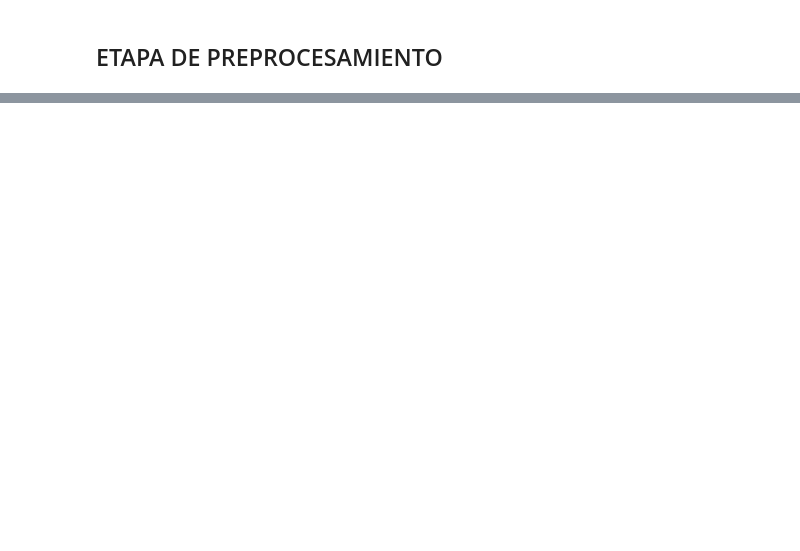
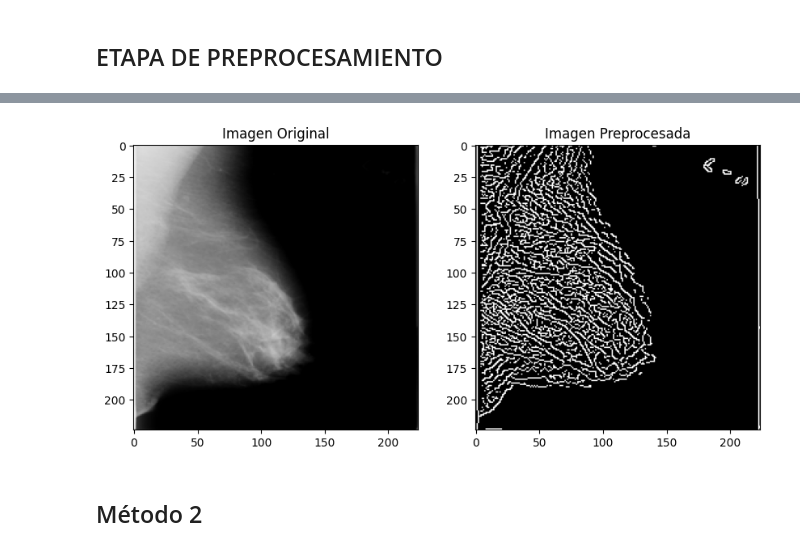
Before and after one commit to ChiaraVL/ProcesamientoImagenes, a Jupyter notebook: clasificacionCNN_Dataset.ipynb, the cells around one changed output, grey strips where cells are left out. Cells and saved outputs as stored; diff of their text form; code cells hidden in the pictures; blank space fills up the shorter version.

```diff
--- a/clasificacionCNN_Dataset.ipynb
+++ b/clasificacionCNN_Dataset.ipynb
@@ -591,13 +234,0 @@ img_compar(img,sobel_img)
-# %%
-def filter_canny(img):
-    t_lower = 100  # Lower Threshold
-    t_upper = 250  # Upper threshold
-    aperture_size = 7  # Aperture size
-
-    # Applying the Canny Edge filter
-    # with Custom Aperture Size
-    edge = cv2.Canny(img, t_lower, t_upper,
-                    apertureSize=aperture_size)
-    return edge
-canny_img = filter_canny(img)
-img_compar(img,canny_img)
@@ -1258,0 +279,17 @@ Matriz de Confusión:
+# %%
+def filter_canny(img):
+    t_lower = 50  # Lower Threshold
+    t_upper = 150  # Upper threshold
+    aperture_size = 5  # Aperture size
+
+    # Applying the Canny Edge filter
+    # with Custom Aperture Size
+    edge = cv2.Canny(img, t_lower, t_upper,
+                    apertureSize=aperture_size)
+    return edge
+canny_img = filter_canny(img)
+img_compar(img,canny_img)
+# %% [output]
+[figure, added]
+# %% [markdown]
+## Método 2
```
Also changed, not shown: parts of 63 cells of this notebook, 1 other file.
